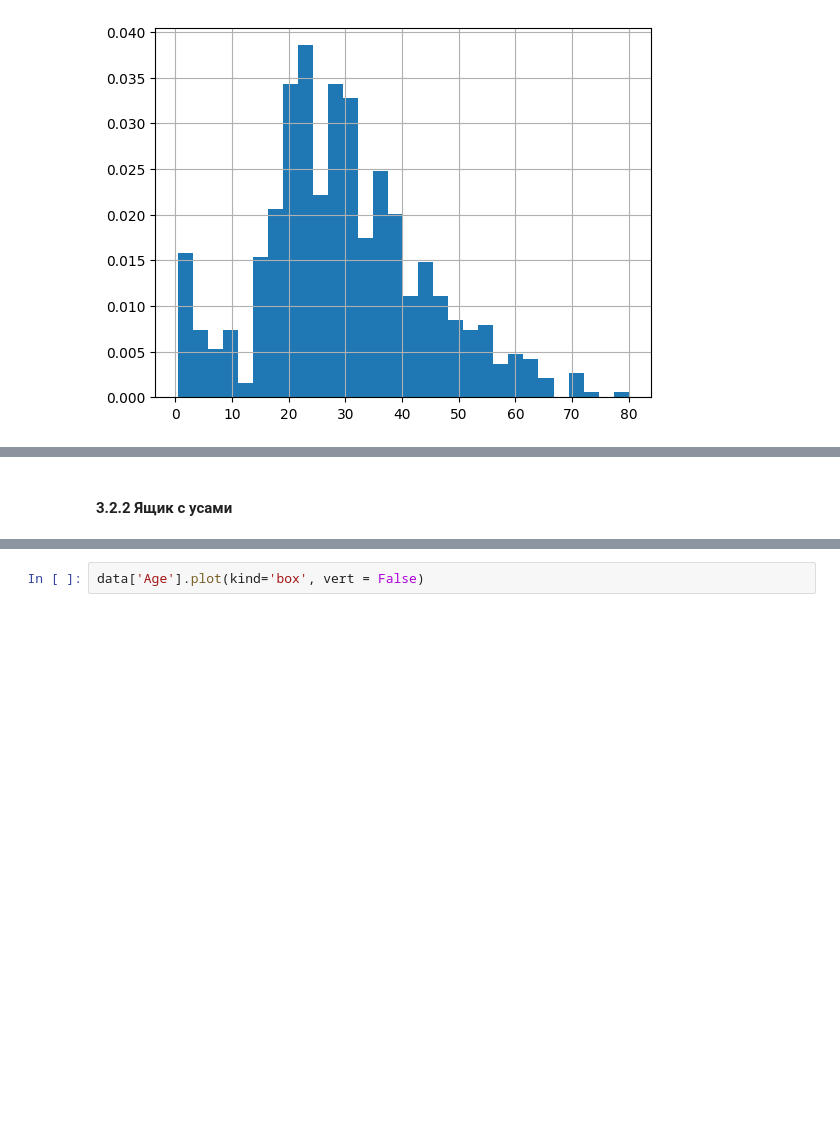
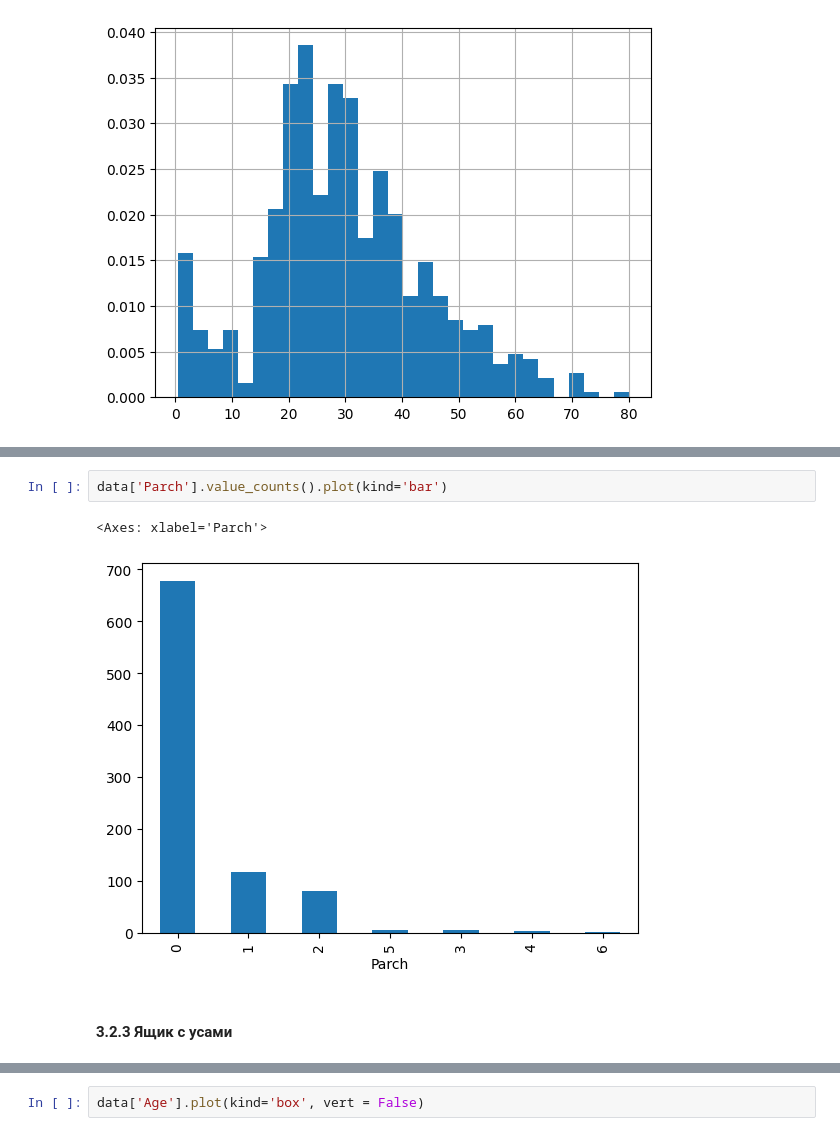
Before and after one commit to ksumarshmallow/Data-Analysis-Media-24, a Jupyter notebook: Seminars/Sem2/Sem2_practice.ipynb, the cells around one changed output, grey strips where cells are left out. Drawn from its saved outputs; the diff is of its cells as text; blank space fills up the shorter version.

```diff
--- a/Seminars/Sem2/Sem2_practice.ipynb
+++ b/Seminars/Sem2/Sem2_practice.ipynb
@@ -321,3 +344,8 @@ data['Age'].hist(density=True, bins=30)
+# %%
+data['Parch'].value_counts().plot(kind='bar')
+# %% [output]
+<Axes: xlabel='Parch'>
+[figure, added]
 # %% [markdown]
-#### 3.2.2 Ящик с усами
+#### 3.2.3 Ящик с усами
 # %% [markdown]
```
Also changed, not shown: parts of 25 cells of this notebook.
